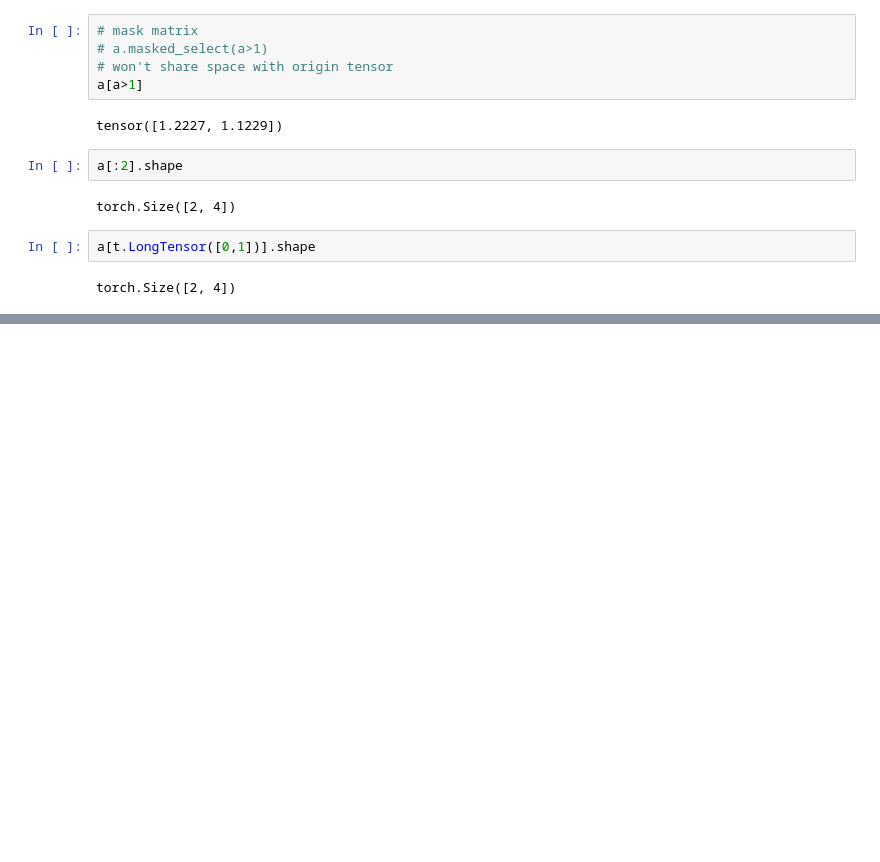
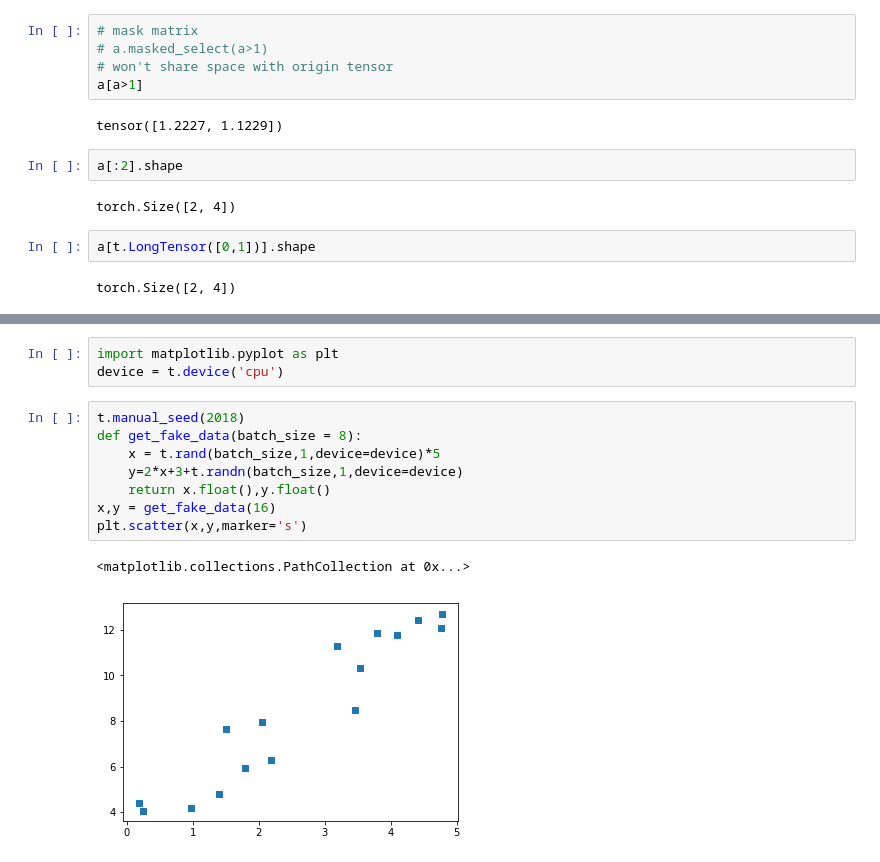
Before and after one commit to Alexzsh/dlpaper-code, a Jupyter notebook: pytorch-book/chapter3-Tensor和autograd/myTest.ipynb, the cells around one changed output, grey strips where cells are left out. Drawn from its saved outputs; the diff is of its cells as text; blank space fills up the shorter version.

```diff
--- a/pytorch-book/chapter3-Tensor和autograd/myTest.ipynb
+++ b/pytorch-book/chapter3-Tensor和autograd/myTest.ipynb
@@ -184,0 +349,14 @@ torch.Size([2, 4])
+# %%
+import matplotlib.pyplot as plt
+device = t.device('cpu')
+# %%
+t.manual_seed(2018)
+def get_fake_data(batch_size = 8):
+    x = t.rand(batch_size,1,device=device)*5
+    y=2*x+3+t.randn(batch_size,1,device=device)
+    return x.float(),y.float()
+x,y = get_fake_data(16)
+plt.scatter(x,y,marker='s')
+# %% [output]
+<matplotlib.collections.PathCollection at 0x...>
+[figure, added]
```
Also changed, not shown: parts of 31 cells of this notebook, 2 other files.
